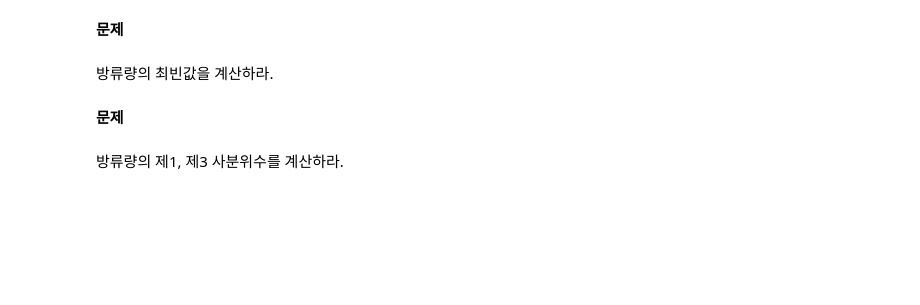
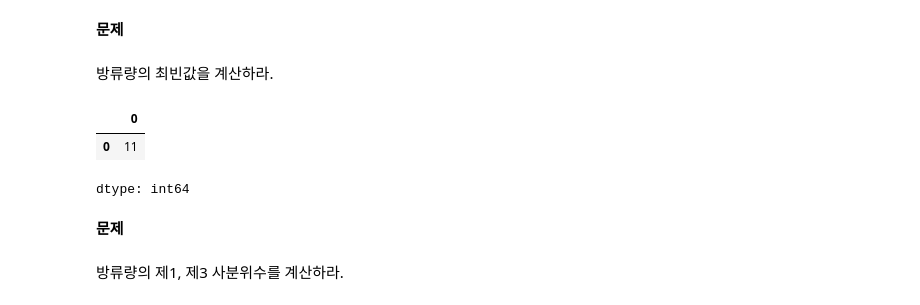
Before and after one commit to pge1223/ESTCamp_AI_Human, a Jupyter notebook: practices/practice-from_scratch_2.ipynb, the cells around one changed output. Saved outputs shown, nothing was run; the diff lists cells and outputs as text; code cells hidden in the pictures; blank space fills up the shorter version.

```diff
--- a/practices/practice-from_scratch_2.ipynb
+++ b/practices/practice-from_scratch_2.ipynb
@@ -121,3 +204,11 @@ flow = [25, 25, 24, 24, 22, 22, 21, 21, 20, 20,
+# %%
+#판다스 이게 더 많이 쓰임
+import pandas as pd
+pd.Series(flow).mode()
+# %% [output]
+|  | 0 |
+| 0 | 11 |
+dtype: int64
 # %% [markdown]
 **문제**
 # %% [markdown]
```
Also changed, not shown: parts of 27 cells of this notebook.
